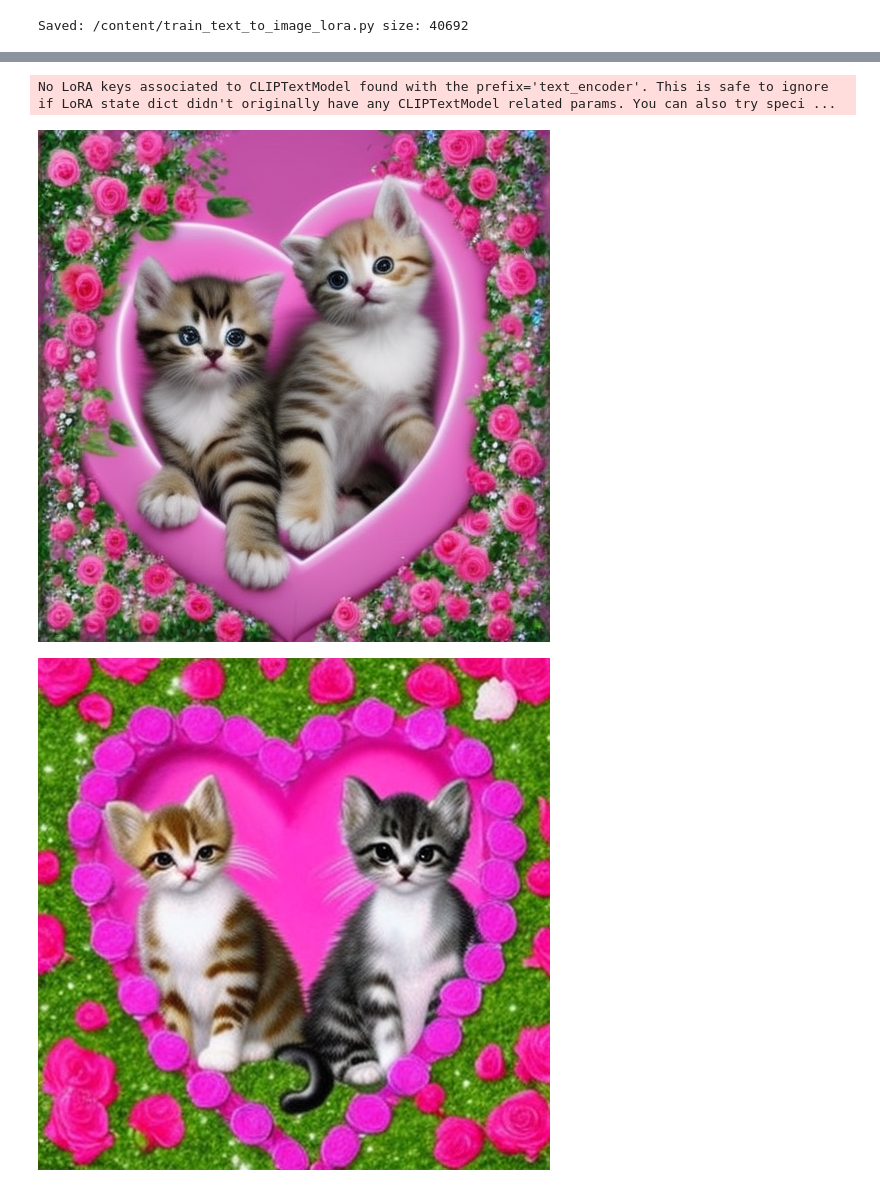
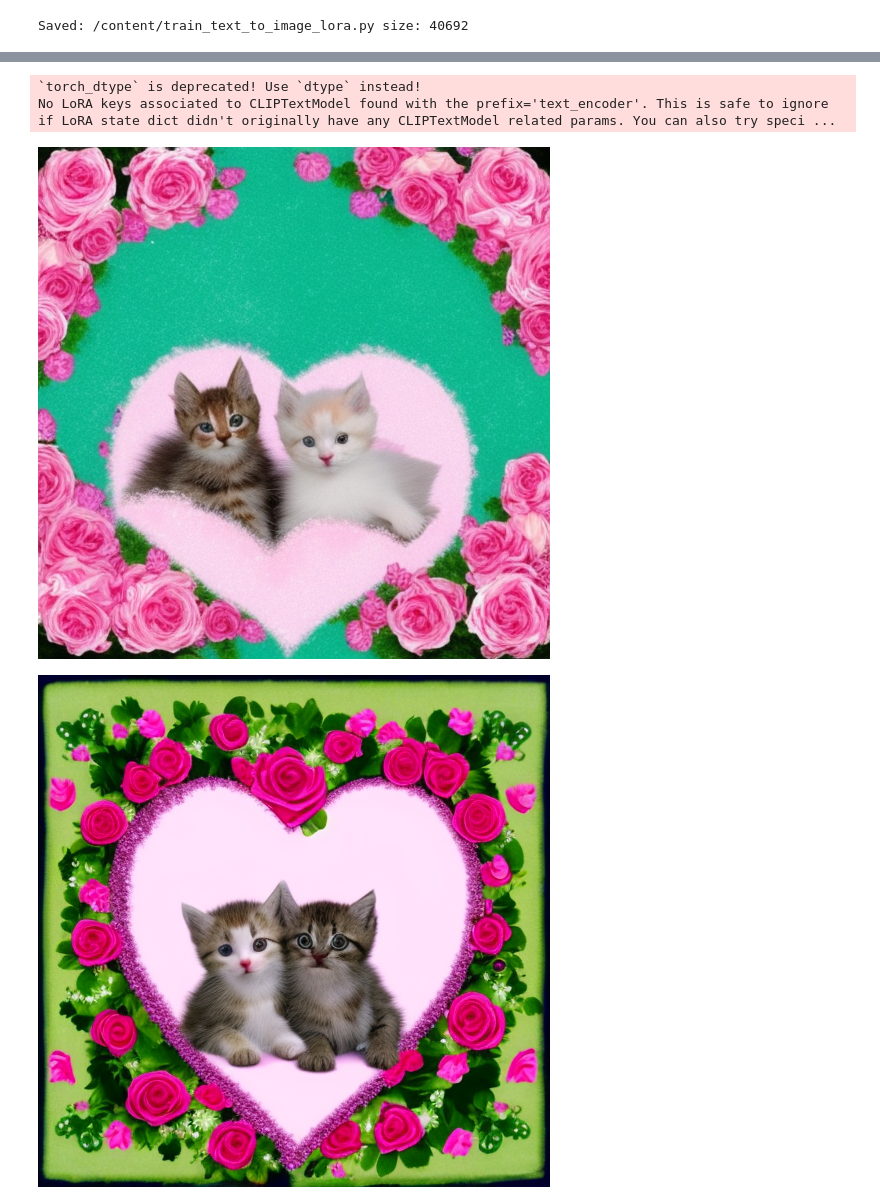
Before and after one commit to Lab-of-suffering/Cringe-media-production, a Jupyter notebook: notebooks/lora_tuning.ipynb, the cells around one changed output, grey strips where cells are left out. Drawn from its saved outputs; the diff is of its cells as text; code cells hidden in the pictures.

Commit message:
chore: replace image generation model

```diff
--- a/notebooks/lora_tuning.ipynb
+++ b/notebooks/lora_tuning.ipynb
@@ -332,32 +332,33 @@ drwxr-xr-x 3 root root 4.0K Nov  4 15:59 logs
 # %%
 import torch
 from diffusers import StableDiffusionPipeline, DPMSolverMultistepScheduler
 from IPython.display import display
 
-BASE = "stabilityai/stable-diffusion-2-1-base"
+BASE = "Manojb/stable-diffusion-2-1-base"
 LORA_DIR = "/content/lora_out"
 WT_NAME  = "pytorch_lora_weights.safetensors"
 
 pipe = StableDiffusionPipeline.from_pretrained(
     BASE, torch_dtype=torch.float16
 ).to("cuda")
 pipe.scheduler = DPMSolverMultistepScheduler.from_config(pipe.scheduler.config)
 
 pipe.load_lora_weights(LORA_DIR, weight_name=WT_NAME)
 
 prompt = "picture of two kittens sitting inside a big pink heart, sparkles and roses, pastel background, no text"
 images = pipe(
     prompt,
     num_inference_steps=28,
     guidance_scale=7.0,
     cross_attention_kwargs={"scale": 0.8},
     num_images_per_prompt=2,
 ).images
 
 for i, img in enumerate(images):
     display(img)
     img.save(f"/content/sample_{i}.png")
 # %% [output]
+`torch_dtype` is deprecated! Use `dtype` instead!
 No LoRA keys associated to CLIPTextModel found with the prefix='text_encoder'. This is safe to ignore if LoRA state dict didn't originally have any CLIPTextModel related params. You can also try speci ...
-[figure, old version]
+[figure, new version]
-[figure, old version]
+[figure, new version]
```
Also changed, not shown: parts of 7 cells of this notebook.
